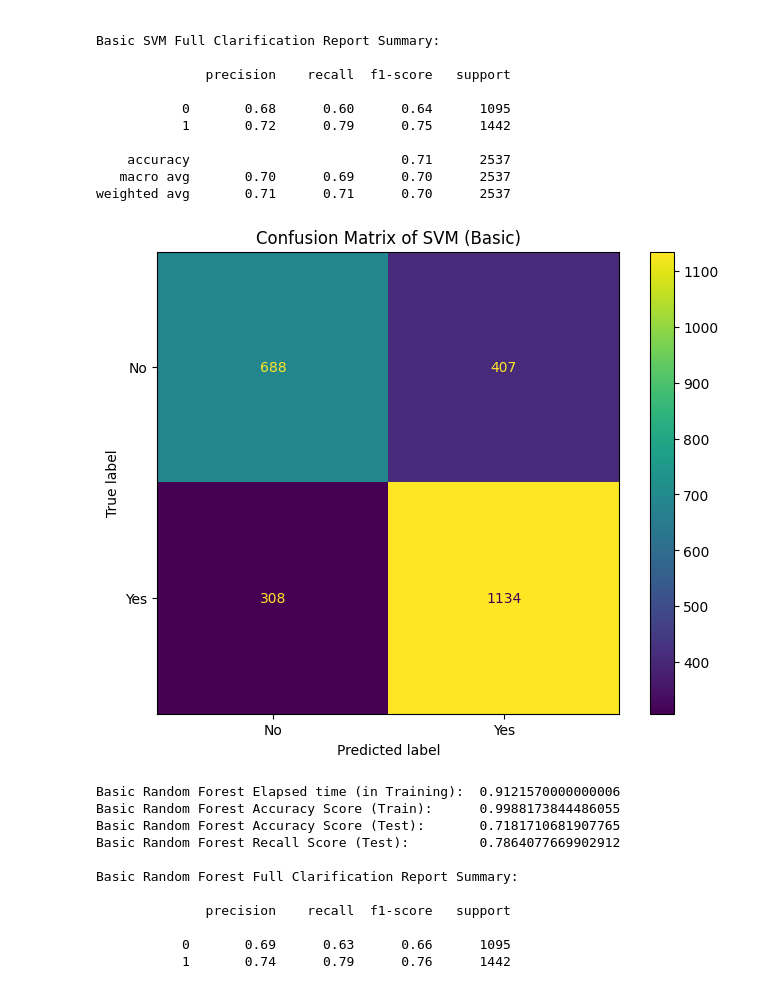
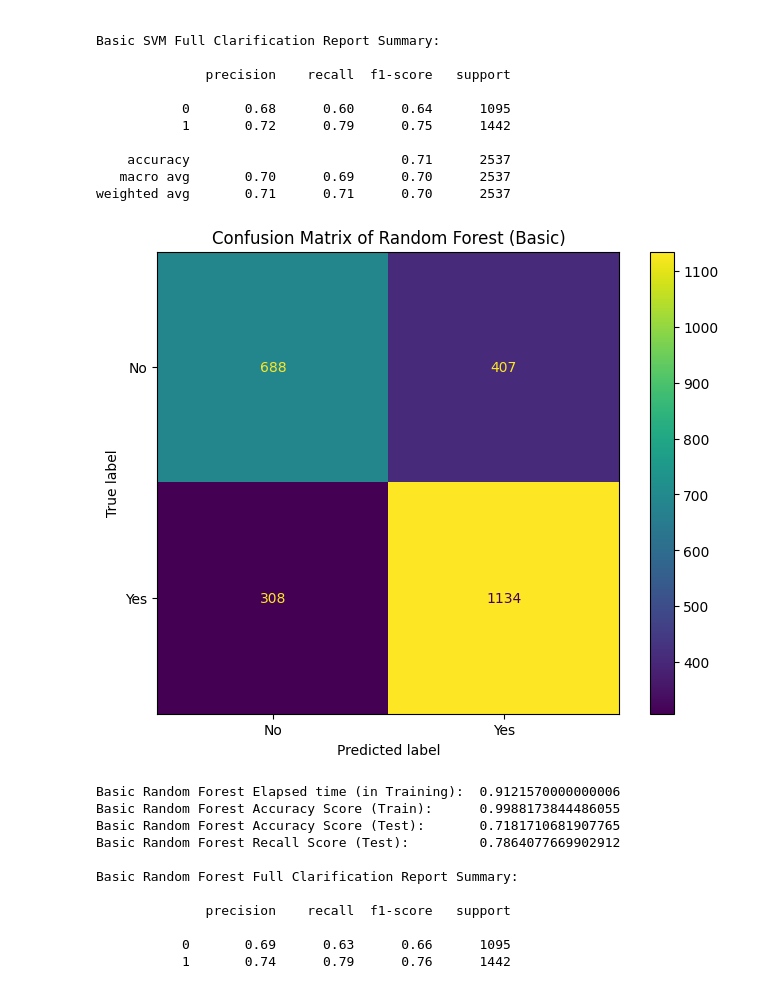
Before and after one commit to jasonszz/MLAI-2023, a Jupyter notebook: Module_20_Capstone_Project_Initial_Report_and_EDA/Module_20_Capstone_Project_Initial_Report_and_EDA_JasonSU_v2_Final.ipynb, the cells around one changed output. Drawn from its saved outputs; the diff is of its cells as text; code cells hidden in the pictures.

```diff
--- a/Module_20_Capstone_Project_Initial_Report_and_EDA/Module_20_Capstone_Project_Initial_Report_and_EDA_JasonSU_v2_Final.ipynb
+++ b/Module_20_Capstone_Project_Initial_Report_and_EDA/Module_20_Capstone_Project_Initial_Report_and_EDA_JasonSU_v2_Final.ipynb
@@ -819,14 +819,14 @@ rfc_basic_CPU_run_time = rfc_basic_end - rfc_basic_start
 # %%
 # Create Confusion Matrix for results display
 
 fig, ax = plt.subplots(figsize = (8, 6))
 ConfusionMatrixDisplay.from_estimator(rfc_basic_pipe, X_test, y_test, ax = ax, display_labels = ['No', 'Yes'])
-plt.title('Confusion Matrix of SVM (Basic)')
+plt.title('Confusion Matrix of Random Forest (Basic)')
 
 # Save a copy of plot image
-plt.savefig('images/Confusion Matrix of SVM (Basic).png')
+plt.savefig('images/Confusion Matrix of Random Forest (Basic).png')
 # %% [output]
-[figure, old version]
+[figure, new version]
 # %%
 # Generate summary report
 
```
Also changed, not shown: parts of 1 cell of this notebook, 1 other file.
